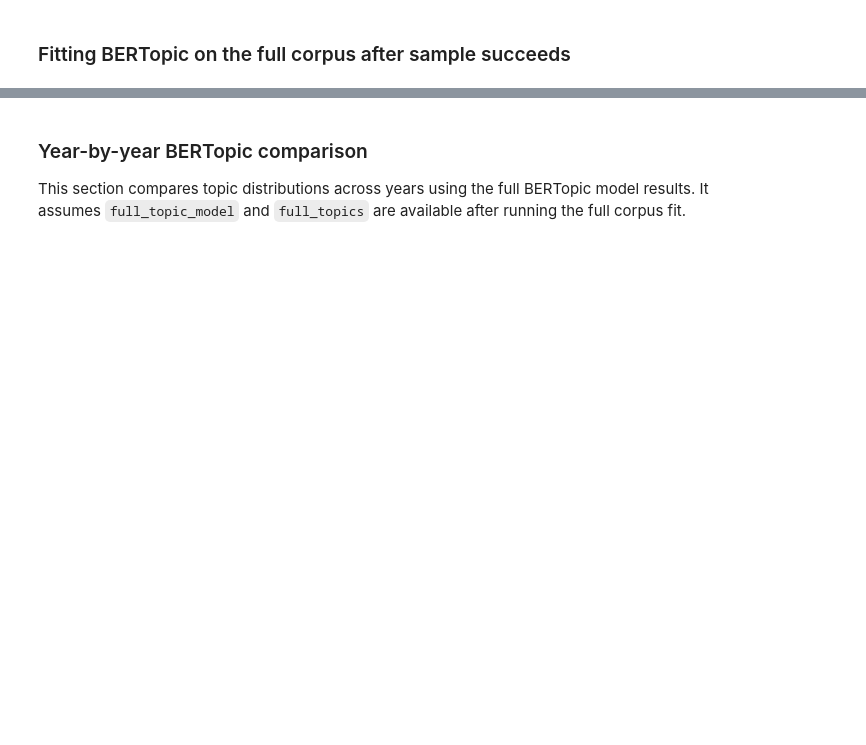
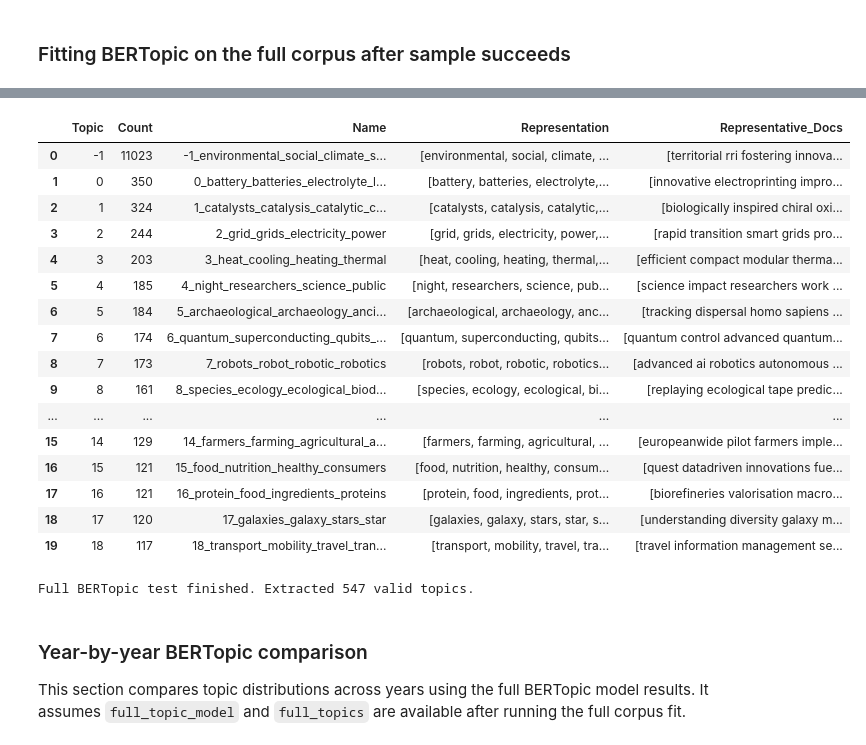
Before and after one commit to kimwilmink/Discourse_Analysis_EU_Budget_Strategy, a Jupyter notebook: bow_and_bertopic_analysis.ipynb, the cells around one changed output, grey strips where cells are left out. Saved outputs shown, nothing was run; the diff lists cells and outputs as text; code cells hidden in the pictures; blank space fills up the shorter version.

Commit message:
ran bertopic

```diff
--- a/bow_and_bertopic_analysis.ipynb
+++ b/bow_and_bertopic_analysis.ipynb
@@ -620,26 +631,28 @@ sample_topic_model.visualize_barchart(top_n_topics=20)
 # %% [markdown]
 ### Fitting BERTopic on the full corpus after sample succeeds
 # %%
-# full_topic_model = BERTopic(
-#     language="english",
-#     embedding_model=embedding_model,
-#     umap_model=UMAP(
-#         n_neighbors=15,
-#         n_components=5,
-#         metric="cosine",
-#         random_state=42,
-#     ),
-#     hdbscan_model=HDBSCAN(
-#         min_cluster_size=15,
-#         metric="euclidean",
-#         cluster_selection_method="eom",
-#         prediction_data=True,
-#     ),
-#     min_topic_size=15,
-#     verbose=True,
-# )
-#
-# full_topics, full_probs = full_topic_model.fit_transform(corpus_raw)
-#
-# full_topic_info = full_topic_model.get_topic_info()
-# display(full_topic_info.head(20))
+full_topic_model = BERTopic(
+    language="english",
+    embedding_model=embedding_model,
+    umap_model=UMAP(
+        n_neighbors=20,
+        n_components=5,
+        metric="cosine",
+        random_state=42,
+    ),
+    hdbscan_model=HDBSCAN(
+        min_cluster_size=5,
+        metric="euclidean",
+        cluster_selection_method="eom",
+        prediction_data=True,
+    ),
+    min_topic_size=5,
+    verbose=True,
+)
+
+
+full_topics, full_probs = full_topic_model.fit_transform(corpus_raw)
+
+full_topic_info = full_topic_model.get_topic_info()
+display(full_topic_info.head(20))
+# %% [output]
@@ -645,0 +667,21 @@ sample_topic_model.visualize_barchart(top_n_topics=20)
+|  | Topic | Count | Name | Representation | Representative_Docs |
+| 0 | -1 | 11023 | -1_environmental_social_climate_s... | [environmental, social, climate, ... | [territorial rri fostering innova... |
+| 1 | 0 | 350 | 0_battery_batteries_electrolyte_l... | [battery, batteries, electrolyte,... | [innovative electroprinting impro... |
+| 2 | 1 | 324 | 1_catalysts_catalysis_catalytic_c... | [catalysts, catalysis, catalytic,... | [biologically inspired chiral oxi... |
+| 3 | 2 | 244 | 2_grid_grids_electricity_power | [grid, grids, electricity, power,... | [rapid transition smart grids pro... |
+| 4 | 3 | 203 | 3_heat_cooling_heating_thermal | [heat, cooling, heating, thermal,... | [efficient compact modular therma... |
+| 5 | 4 | 185 | 4_night_researchers_science_public | [night, researchers, science, pub... | [science impact researchers work ... |
+| 6 | 5 | 184 | 5_archaeological_archaeology_anci... | [archaeological, archaeology, anc... | [tracking dispersal homo sapiens ... |
+| 7 | 6 | 174 | 6_quantum_superconducting_qubits_... | [quantum, superconducting, qubits... | [quantum control advanced quantum... |
+| 8 | 7 | 173 | 7_robots_robot_robotic_robotics | [robots, robot, robotic, robotics... | [advanced ai robotics autonomous ... |
+| 9 | 8 | 161 | 8_species_ecology_ecological_biod... | [species, ecology, ecological, bi... | [replaying ecological tape predic... |
+| ... | ... | ... | ... | ... | ... |
+| 15 | 14 | 129 | 14_farmers_farming_agricultural_a... | [farmers, farming, agricultural, ... | [europeanwide pilot farmers imple... |
+| 16 | 15 | 121 | 15_food_nutrition_healthy_consumers | [food, nutrition, healthy, consum... | [quest datadriven innovations fue... |
+| 17 | 16 | 121 | 16_protein_food_ingredients_proteins | [protein, food, ingredients, prot... | [biorefineries valorisation macro... |
+| 18 | 17 | 120 | 17_galaxies_galaxy_stars_star | [galaxies, galaxy, stars, star, s... | [understanding diversity galaxy m... |
+| 19 | 18 | 117 | 18_transport_mobility_travel_tran... | [transport, mobility, travel, tra... | [travel information management se... |
+# %%
+print(f"Full BERTopic test finished. Extracted {len(full_topic_model.get_topic_info()) - 1} valid topics.")
+# %% [output]
+Full BERTopic test finished. Extracted 547 valid topics.
```
Also changed, not shown: parts of 11 cells of this notebook, 1 other file.
